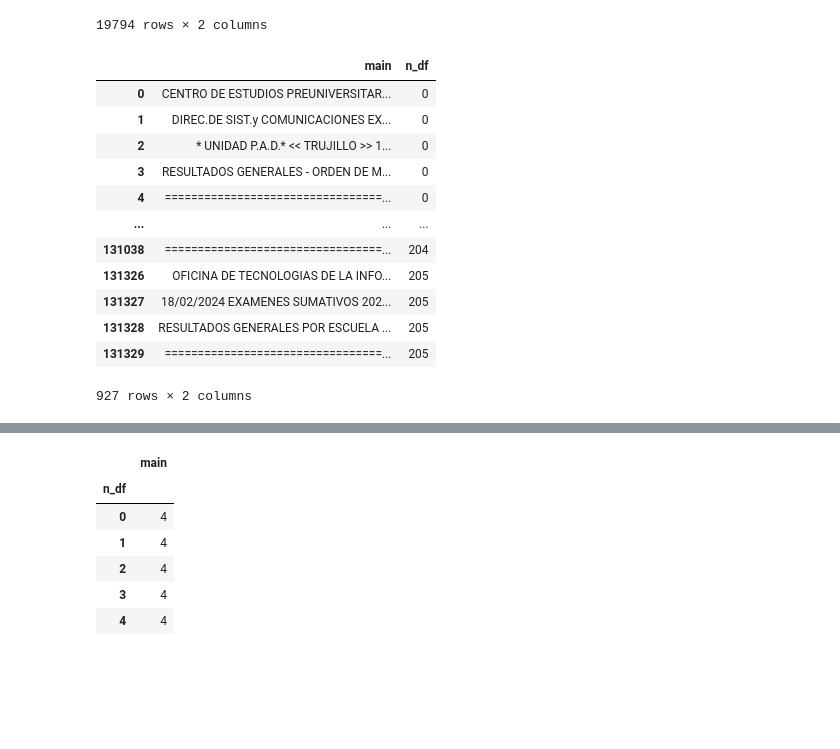
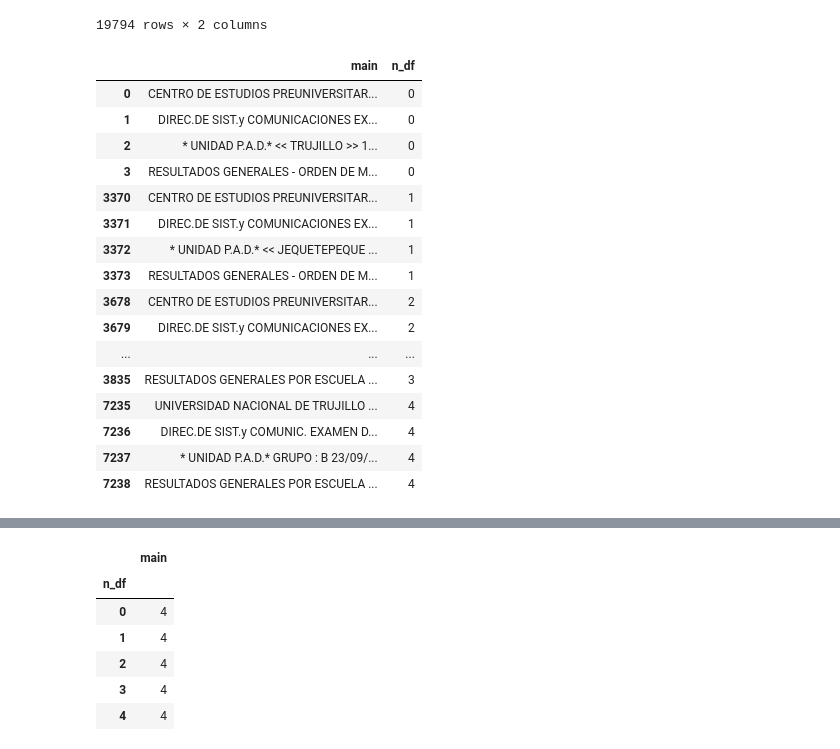
Before and after one commit to jmc012023/resultados-admision, a Jupyter notebook: transform_step_by_step.ipynb, the cells around one changed output, grey strips where cells are left out. Saved outputs shown, nothing was run; the diff lists cells and outputs as text; code cells hidden in the pictures; blank space fills up the shorter version.

Commit message:
Ordenando y cambiando los nombres de las variables del archivo transform_step_by_step.ipynb

```diff
--- a/transform_step_by_step.ipynb
+++ b/transform_step_by_step.ipynb
@@ -50,17 +56,16 @@ df
 # %% [markdown]
 # ONLY RESULTS
 # %%
-# results_first_character = '0'
 fourt_digits = re.compile(r'^\d{4}')
 
 filter_by_character = (
-    df['main']
-    # .str.startswith(results_first_character)
+    raw_data['main']
     .str.contains(fourt_digits, regex=True)
 )
 
-raw_results_df = df[filter_by_character]
-raw_results_df
+raw_results = raw_data[filter_by_character]
+
+raw_results
 # %% [output]
 |  | main | n_df |
 | 8 | 0001 171558 RODRIGUEZ SANCHEZ ROS... | 0 |
@@ -96,0 +85,4 @@ titles_df
+# %%
+raw_titles = raw_data[~filter_by_character]
+
+raw_titles
@@ -98,13 +106,13 @@ titles_df
 pag_number = re.compile(r'Pag\.\s\d+')
 empty_string = ''
 
-titles_df.loc[:, 'main'] = (
-    titles_df['main']
+raw_titles.loc[:, 'main'] = (
+    raw_titles['main']
     .str.replace(pag_number, empty_string, regex=True)
     .str.rstrip()
     )
 
-titles_df
+raw_titles
 # %% [output]
 |  | main | n_df |
 | 0 | CENTRO DE ESTUDIOS PREUNIVERSITAR... | 0 |
@@ -137,30 +145,34 @@ def filter_group(dataframe_group):
         [0]
     )
 
-    return dataframe_group.loc[:index_value]
+    return dataframe_group.loc[:index_value - 1] # le puedes quitar el -1
+    # para ver el = en el resultado
 
 titles_group_by_n_df = (
-    titles_df
+    raw_titles
     .drop_duplicates(['main', 'n_df'])
     .groupby('n_df')
 )
 # %%
 filtered_titles = map(lambda values: filter_group(values[1]), titles_group_by_n_df)
-raw_titles_df = pd.concat(filtered_titles)
-raw_titles_df # .head(40)
+titles_before_equal_sign = pd.concat(filtered_titles)
 
-raw_titles_df
+titles_before_equal_sign.head(20)
 # %% [output]
 |  | main | n_df |
 | 0 | CENTRO DE ESTUDIOS PREUNIVERSITAR... | 0 |
 | 1 | DIREC.DE SIST.y COMUNICACIONES EX... | 0 |
 | 2 | * UNIDAD P.A.D.* << TRUJILLO >> 1... | 0 |
 | 3 | RESULTADOS GENERALES - ORDEN DE M... | 0 |
-| 4 | =================================... | 0 |
+| 3370 | CENTRO DE ESTUDIOS PREUNIVERSITAR... | 1 |
+| 3371 | DIREC.DE SIST.y COMUNICACIONES EX... | 1 |
+| 3372 | * UNIDAD P.A.D.* << JEQUETEPEQUE ... | 1 |
+| 3373 | RESULTADOS GENERALES - ORDEN DE M... | 1 |
+| 3678 | CENTRO DE ESTUDIOS PREUNIVERSITAR... | 2 |
+| 3679 | DIREC.DE SIST.y COMUNICACIONES EX... | 2 |
 | ... | ... | ... |
-| 131038 | =================================... | 204 |
-| 131326 | OFICINA DE TECNOLOGIAS DE LA INFO... | 205 |
-| 131327 | 18/02/2024 EXAMENES SUMATIVOS 202... | 205 |
-| 131328 | RESULTADOS GENERALES POR ESCUELA ... | 205 |
-| 131329 | =================================... | 205 |
+| 3835 | RESULTADOS GENERALES POR ESCUELA ... | 3 |
+| 7235 | UNIVERSIDAD NACIONAL DE TRUJILLO ... | 4 |
+| 7236 | DIREC.DE SIST.y COMUNIC. EXAMEN D... | 4 |
+| 7237 | * UNIDAD P.A.D.* GRUPO : B 23/09/... | 4 |
+| 7238 | RESULTADOS GENERALES POR ESCUELA ... | 4 |
-927 rows × 2 columns
```
Also changed, not shown: parts of 103 cells of this notebook.
